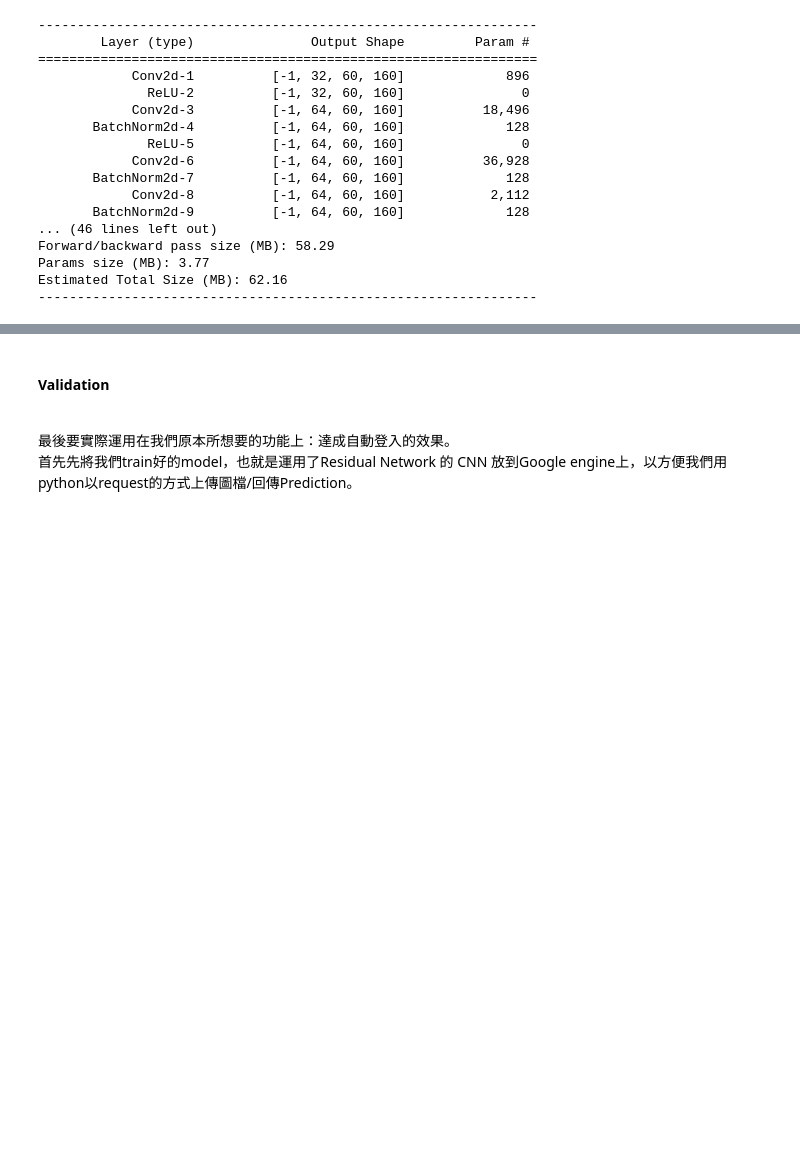
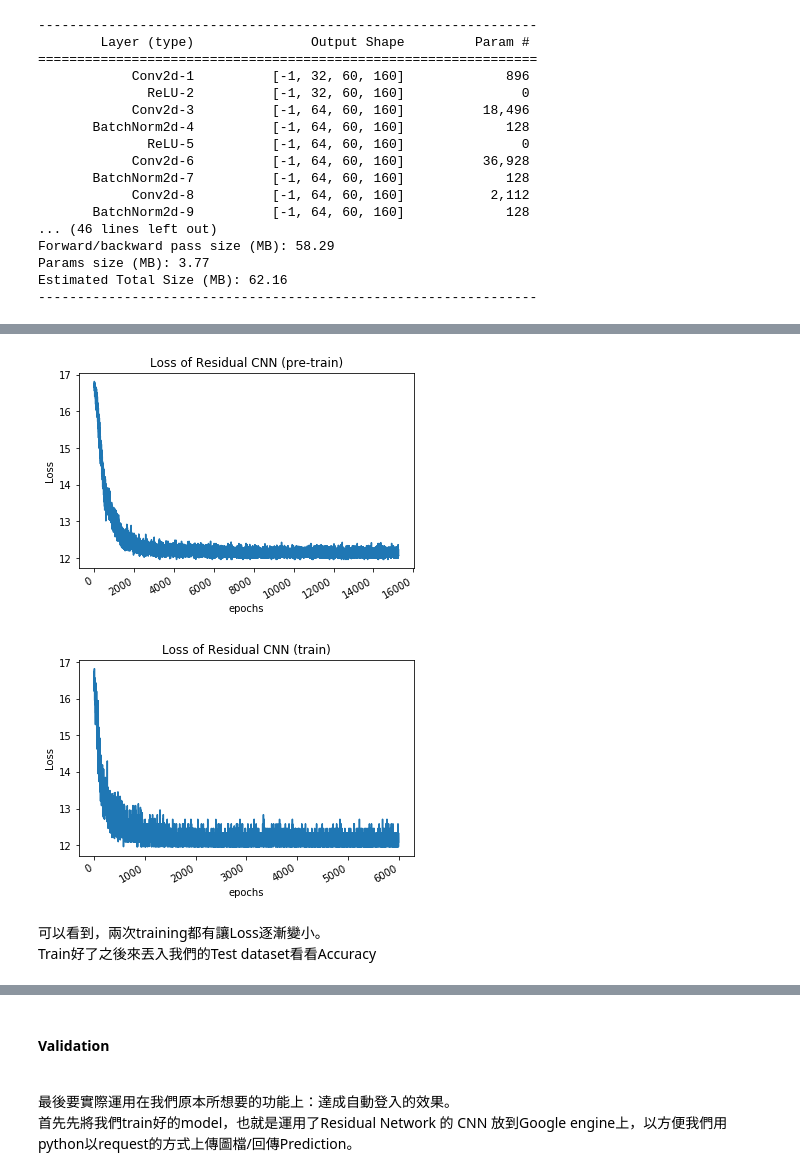
Before and after one commit to OYungShen/Final_project, a Jupyter notebook: Final Project Report.ipynb, the cells around one changed output, grey strips where cells are left out. Drawn from its saved outputs; the diff is of its cells as text; code cells hidden in the pictures; blank space fills up the shorter version.

```diff
--- a/Final Project Report.ipynb
+++ b/Final Project Report.ipynb
@@ -539,0 +826,36 @@ Estimated Total Size (MB): 62.16
+# %%
+import pandas as pd
+import matplotlib.pyplot as plt
+csv_file = "./Res_loss.csv"
+CNN_loss = pd.read_csv(csv_file)
+CNN_loss.columns
+# CNN_loss.head(5)
+x = CNN_loss['Unnamed: 0']
+y = CNN_loss['loss']
+plt.xlabel('epochs')
+plt.ylabel('Loss')
+plt.title('Loss of Residual CNN (pre-train)')
+plt.plot(x,y)
+# beautify the x-labels
+plt.gcf().autofmt_xdate()
+plt.show()
+
+csv_file = "./Res_trans_loss.csv"
+CNN_loss = pd.read_csv(csv_file)
+CNN_loss.columns
+# CNN_loss.head(5)
+x = CNN_loss['Unnamed: 0']
+y = CNN_loss['loss']
+plt.xlabel('epochs')
+plt.ylabel('Loss')
+plt.title('Loss of Residual CNN (train)')
+plt.plot(x,y)
+# beautify the x-labels
+plt.gcf().autofmt_xdate()
+plt.show()
+# %% [output]
+[figure, added]
+[figure, added]
+# %% [markdown]
+可以看到，兩次training都有讓Loss逐漸變小。<br>
+Train好了之後來丟入我們的Test dataset看看Accuracy
```
Also changed, not shown: parts of 22 cells of this notebook, 9 other files.
